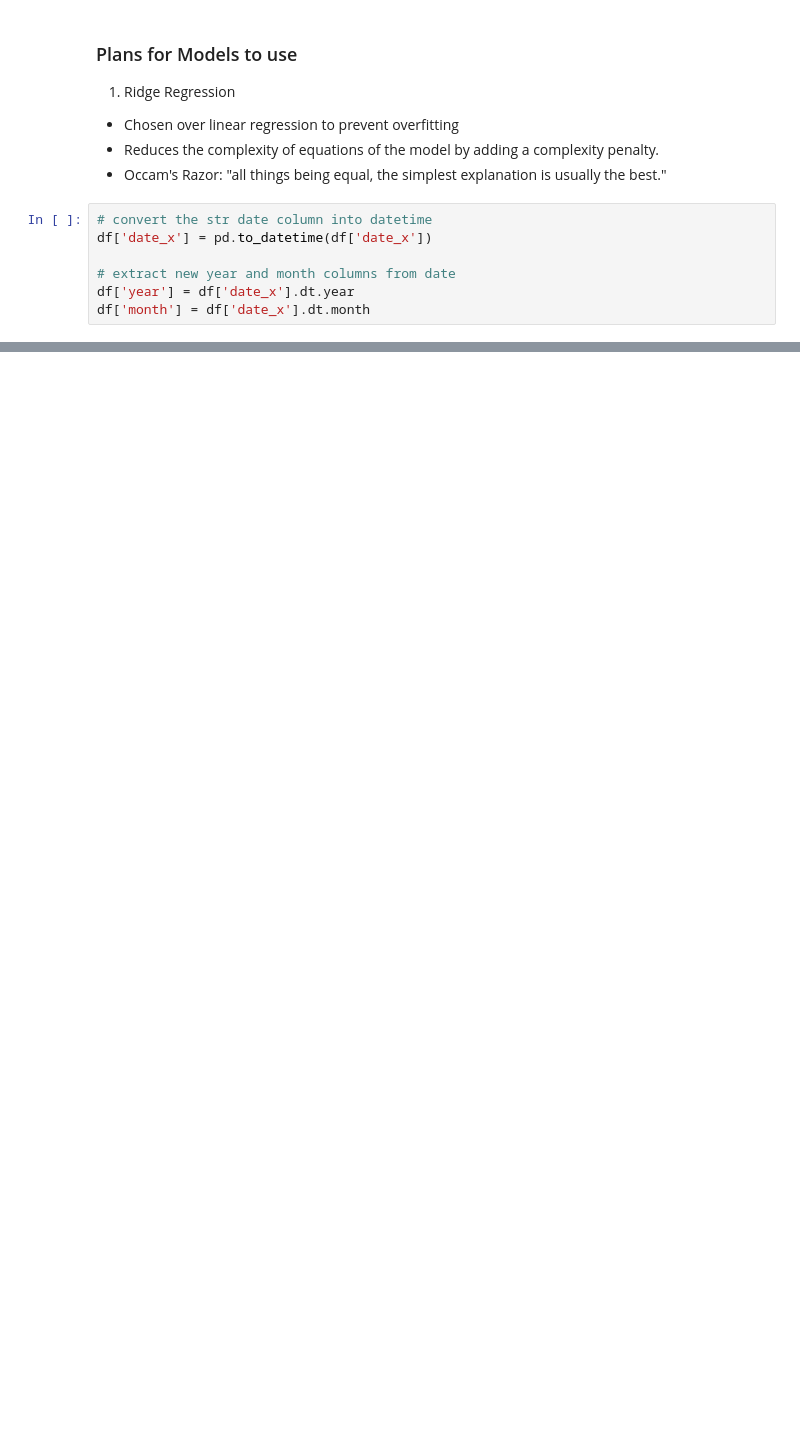
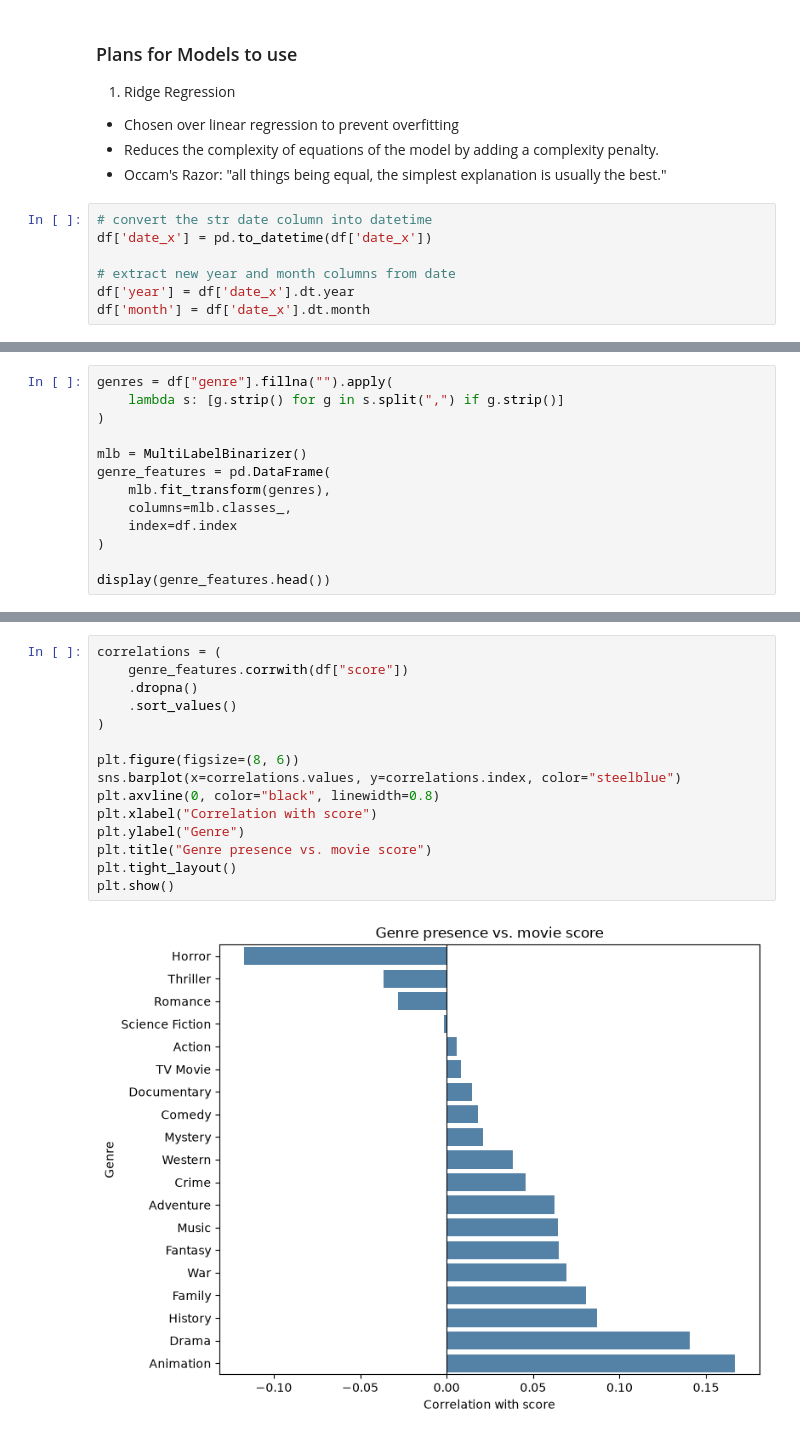
Before and after one commit to Ritsav/movie-rating-predictor, a Jupyter notebook: preprocess.ipynb, the cells around one changed output, grey strips where cells are left out. Drawn from its saved outputs; the diff is of its cells as text; blank space fills up the shorter version.

```diff
--- a/preprocess.ipynb
+++ b/preprocess.ipynb
@@ -85,0 +121,13 @@ sns.
+# %%
+genres = df["genre"].fillna("").apply(
+    lambda s: [g.strip() for g in s.split(",") if g.strip()]
+)
+
+mlb = MultiLabelBinarizer()
+genre_features = pd.DataFrame(
+    mlb.fit_transform(genres),
+    columns=mlb.classes_,
+    index=df.index
+)
+
+display(genre_features.head())
@@ -85,0 +148,17 @@ sns.
+# %%
+correlations = (
+    genre_features.corrwith(df["score"])
+    .dropna()
+    .sort_values()
+)
+
+plt.figure(figsize=(8, 6))
+sns.barplot(x=correlations.values, y=correlations.index, color="steelblue")
+plt.axvline(0, color="black", linewidth=0.8)
+plt.xlabel("Correlation with score")
+plt.ylabel("Genre")
+plt.title("Genre presence vs. movie score")
+plt.tight_layout()
+plt.show()
+# %% [output]
+[figure, added]
```
Also changed, not shown: parts of 10 cells of this notebook, 2 other files.
